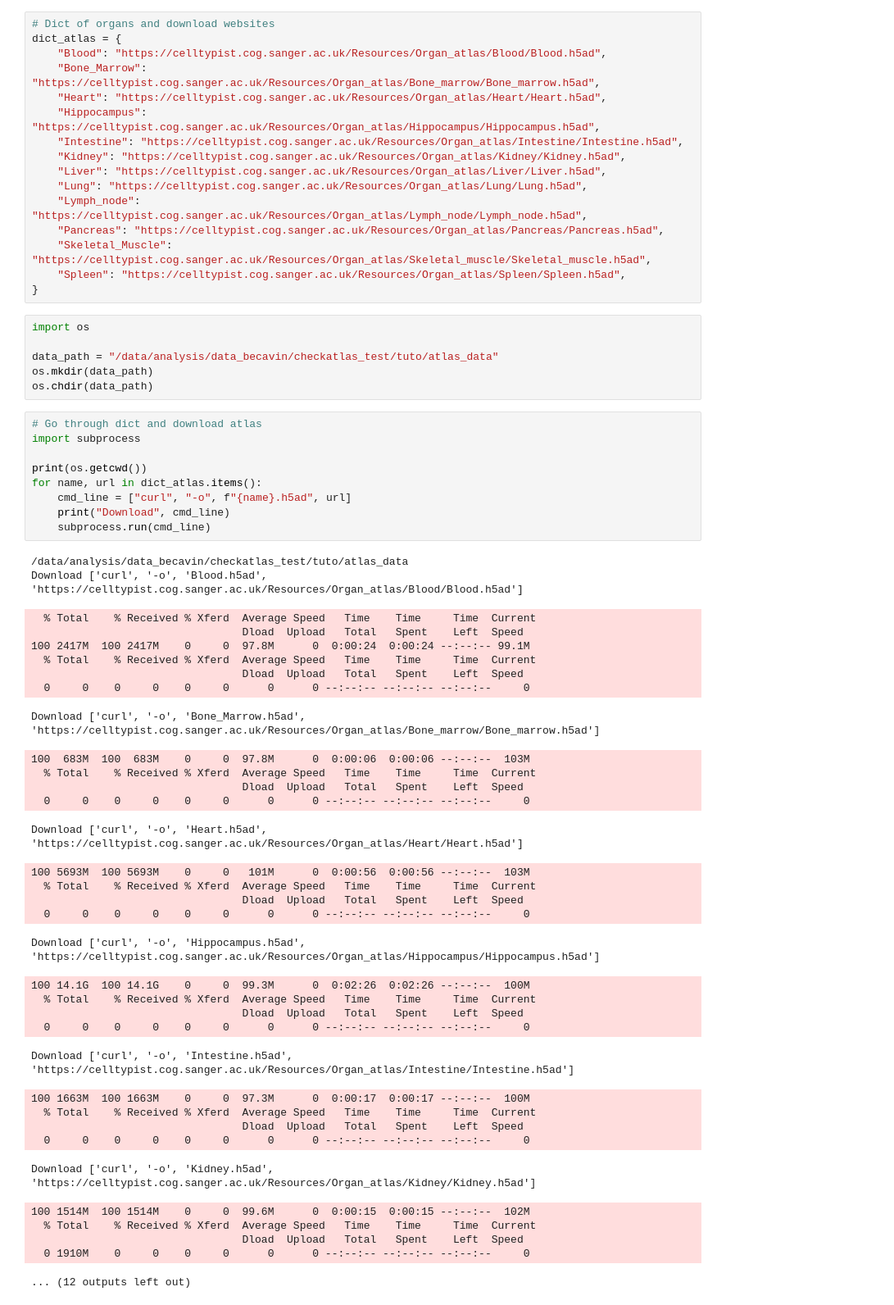
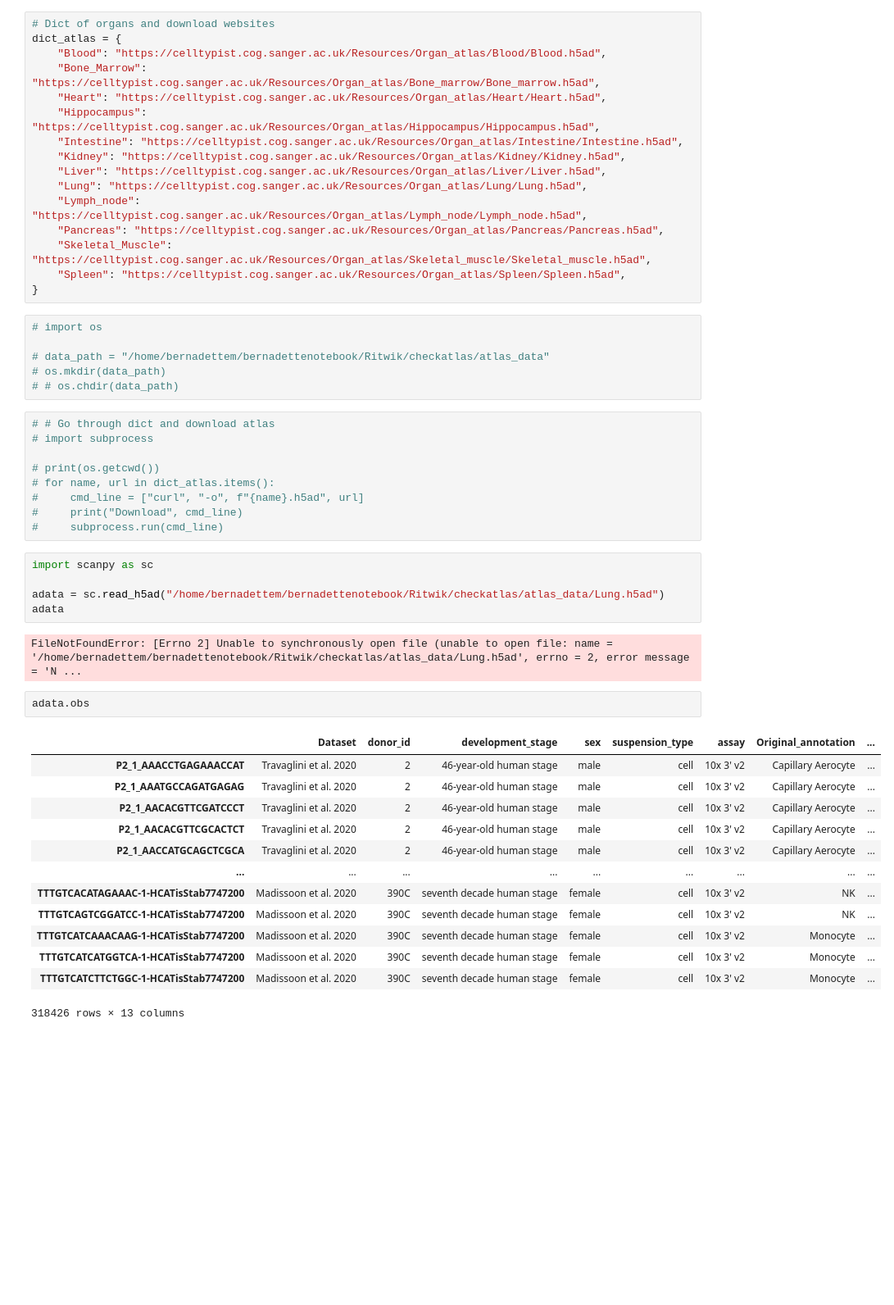
Before and after one commit to becavin-lab/checkatlas, a Jupyter notebook: docs/examples/jupyter/0-CellTypist_Atlas.ipynb, the cells around one changed output. Shown at 82% size. Drawn from its saved outputs; the diff is of its cells as text; blank space fills up the shorter version.

```diff
--- a/docs/examples/jupyter/0-CellTypist_Atlas.ipynb
+++ b/docs/examples/jupyter/0-CellTypist_Atlas.ipynb
@@ -28,52 +28,40 @@ dict_atlas = {
     "Spleen": "https://celltypist.cog.sanger.ac.uk/Resources/Organ_atlas/Spleen/Spleen.h5ad",
 }
 # %%
-import os
+# import os
 
-data_path = "/data/analysis/data_becavin/checkatlas_test/tuto/atlas_data"
-os.mkdir(data_path)
-os.chdir(data_path)
+# data_path = "/home/bernadettem/bernadettenotebook/Ritwik/checkatlas/atlas_data"
+# os.mkdir(data_path)
+# # os.chdir(data_path)
 # %%
-# Go through dict and download atlas
-import subprocess
+# # Go through dict and download atlas
+# import subprocess
 
-print(os.getcwd())
-for name, url in dict_atlas.items():
-    cmd_line = ["curl", "-o", f"{name}.h5ad", url]
-    print("Download", cmd_line)
-    subprocess.run(cmd_line)
+# print(os.getcwd())
+# for name, url in dict_atlas.items():
+#     cmd_line = ["curl", "-o", f"{name}.h5ad", url]
+#     print("Download", cmd_line)
+#     subprocess.run(cmd_line)
-# %% [output]
-/data/analysis/data_becavin/checkatlas_test/tuto/atlas_data
-Download ['curl', '-o', 'Blood.h5ad', 'https://celltypist.cog.sanger.ac.uk/Resources/Organ_atlas/Blood/Blood.h5ad']
-  % Total    % Received % Xferd  Average Speed   Time    Time     Time  Current
-                                 Dload  Upload   Total   Spent    Left  Speed
-100 2417M  100 2417M    0     0  97.8M      0  0:00:24  0:00:24 --:--:-- 99.1M
-  % Total    % Received % Xferd  Average Speed   Time    Time     Time  Current
-                                 Dload  Upload   Total   Spent    Left  Speed
-  0     0    0     0    0     0      0      0 --:--:-- --:--:-- --:--:--     0
-Download ['curl', '-o', 'Bone_Marrow.h5ad', 'https://celltypist.cog.sanger.ac.uk/Resources/Organ_atlas/Bone_marrow/Bone_marrow.h5ad']
-100  683M  100  683M    0     0  97.8M      0  0:00:06  0:00:06 --:--:--  103M
-  % Total    % Received % Xferd  Average Speed   Time    Time     Time  Current
-                                 Dload  Upload   Total   Spent    Left  Speed
-  0     0    0     0    0     0      0      0 --:--:-- --:--:-- --:--:--     0
-Download ['curl', '-o', 'Heart.h5ad', 'https://celltypist.cog.sanger.ac.uk/Resources/Organ_atlas/Heart/Heart.h5ad']
-100 5693M  100 5693M    0     0   101M      0  0:00:56  0:00:56 --:--:--  103M
-  % Total    % Received % Xferd  Average Speed   Time    Time     Time  Current
-                                 Dload  Upload   Total   Spent    Left  Speed
-  0     0    0     0    0     0      0      0 --:--:-- --:--:-- --:--:--     0
-Download ['curl', '-o', 'Hippocampus.h5ad', 'https://celltypist.cog.sanger.ac.uk/Resources/Organ_atlas/Hippocampus/Hippocampus.h5ad']
-100 14.1G  100 14.1G    0     0  99.3M      0  0:02:26  0:02:26 --:--:--  100M
-  % Total    % Received % Xferd  Average Speed   Time    Time     Time  Current
-                                 Dload  Upload   Total   Spent    Left  Speed
-  0     0    0     0    0     0      0      0 --:--:-- --:--:-- --:--:--     0
-Download ['curl', '-o', 'Intestine.h5ad', 'https://celltypist.cog.sanger.ac.uk/Resources/Organ_atlas/Intestine/Intestine.h5ad']
-100 1663M  100 1663M    0     0  97.3M      0  0:00:17  0:00:17 --:--:--  100M
-  % Total    % Received % Xferd  Average Speed   Time    Time     Time  Current
-                                 Dload  Upload   Total   Spent    Left  Speed
-  0     0    0     0    0     0      0      0 --:--:-- --:--:-- --:--:--     0
-Download ['curl', '-o', 'Kidney.h5ad', 'https://celltypist.cog.sanger.ac.uk/Resources/Organ_atlas/Kidney/Kidney.h5ad']
-100 1514M  100 1514M    0     0  99.6M      0  0:00:15  0:00:15 --:--:--  102M
-  % Total    % Received % Xferd  Average Speed   Time    Time     Time  Current
-                                 Dload  Upload   Total   Spent    Left  Speed
-  0 1910M    0     0    0     0      0      0 --:--:-- --:--:-- --:--:--     0
-... (12 outputs left out)
+# %%
+import scanpy as sc
+
+adata = sc.read_h5ad("/home/bernadettem/bernadettenotebook/Ritwik/checkatlas/atlas_data/Lung.h5ad")
+adata
+# %% [output]
+FileNotFoundError: [Errno 2] Unable to synchronously open file (unable to open file: name = '/home/bernadettem/bernadettenotebook/Ritwik/checkatlas/atlas_data/Lung.h5ad', errno = 2, error message = 'N ...
+# %%
+adata.obs
+# %% [output]
+|  | Dataset | donor_id | development_stage | sex | suspension_type | assay | Original_annotation | ... |
+| P2_1_AAACCTGAGAAACCAT | Travaglini et al. 2020 | 2 | 46-year-old human stage | male | cell | 10x 3' v2 | Capillary Aerocyte | ... |
+| P2_1_AAATGCCAGATGAGAG | Travaglini et al. 2020 | 2 | 46-year-old human stage | male | cell | 10x 3' v2 | Capillary Aerocyte | ... |
+| P2_1_AACACGTTCGATCCCT | Travaglini et al. 2020 | 2 | 46-year-old human stage | male | cell | 10x 3' v2 | Capillary Aerocyte | ... |
+| P2_1_AACACGTTCGCACTCT | Travaglini et al. 2020 | 2 | 46-year-old human stage | male | cell | 10x 3' v2 | Capillary Aerocyte | ... |
+| P2_1_AACCATGCAGCTCGCA | Travaglini et al. 2020 | 2 | 46-year-old human stage | male | cell | 10x 3' v2 | Capillary Aerocyte | ... |
+| ... | ... | ... | ... | ... | ... | ... | ... | ... |
+| TTTGTCACATAGAAAC-1-HCATisStab7747200 | Madissoon et al. 2020 | 390C | seventh decade human stage | female | cell | 10x 3' v2 | NK | ... |
+| TTTGTCAGTCGGATCC-1-HCATisStab7747200 | Madissoon et al. 2020 | 390C | seventh decade human stage | female | cell | 10x 3' v2 | NK | ... |
+| TTTGTCATCAAACAAG-1-HCATisStab7747200 | Madissoon et al. 2020 | 390C | seventh decade human stage | female | cell | 10x 3' v2 | Monocyte | ... |
+| TTTGTCATCATGGTCA-1-HCATisStab7747200 | Madissoon et al. 2020 | 390C | seventh decade human stage | female | cell | 10x 3' v2 | Monocyte | ... |
+| TTTGTCATCTTCTGGC-1-HCATisStab7747200 | Madissoon et al. 2020 | 390C | seventh decade human stage | female | cell | 10x 3' v2 | Monocyte | ... |
+318426 rows × 13 columns
```
Also changed, not shown: parts of 12 cells of this notebook, 20 other files.
